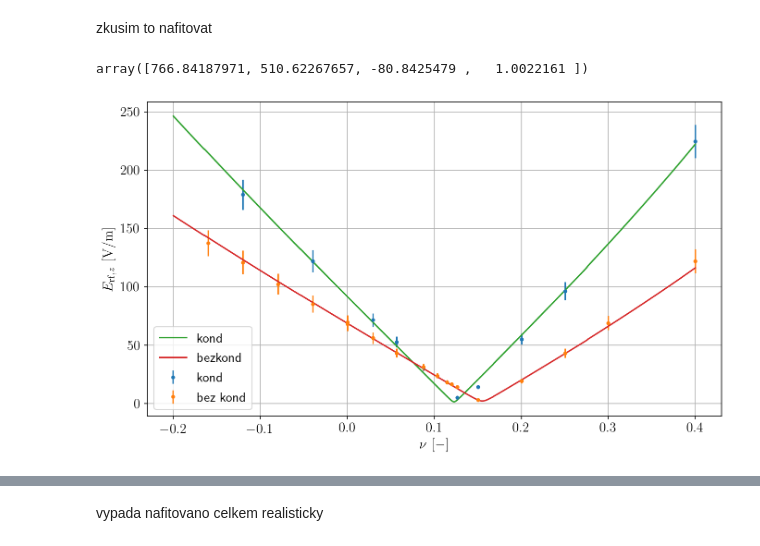
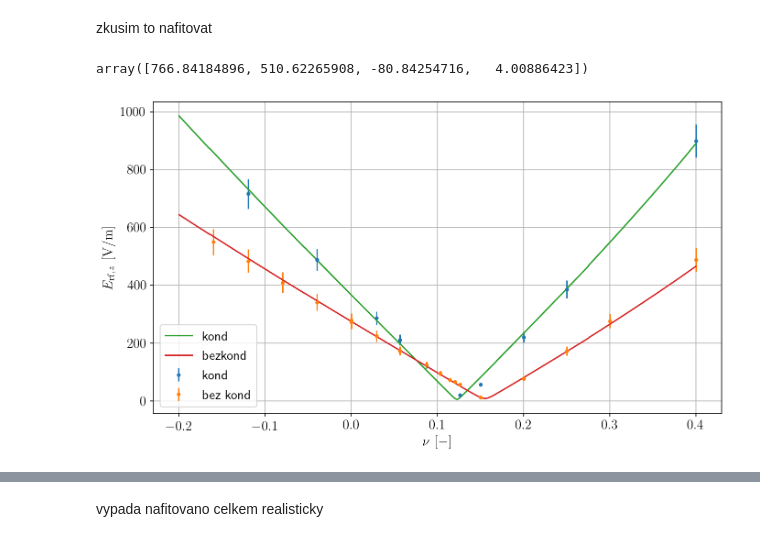
Before and after one commit to dvadlejch/Julia_vypocty_diplomka, a Jupyter notebook: micromotion_measurements/axial_EMM_model_vs_experiment.ipynb, the cells around one changed output, grey strips where cells are left out. Cells and saved outputs as stored; diff of their text form; code cells hidden in the pictures.

```diff
--- a/micromotion_measurements/axial_EMM_model_vs_experiment.ipynb
+++ b/micromotion_measurements/axial_EMM_model_vs_experiment.ipynb
@@ -604,8 +604,8 @@ importuju model
 ## nacteni dat ze souboru
 # pole generovano axialni elektrodou v + 2.25mm
 z_data = np.genfromtxt("axial_field_unitary_rad_ax_delim.txt")[:,1]
-E_field_ax_data = np.genfromtxt("axial_field_unitary_rad_ax_delim.txt")[:,2]/4
-E_field_rad_data_par = np.genfromtxt("axial_field_unitary_rad_ax_delim.txt")[:,3]/4
+E_field_ax_data = np.genfromtxt("axial_field_unitary_rad_ax_delim.txt")[:,2]
+E_field_rad_data_par = np.genfromtxt("axial_field_unitary_rad_ax_delim.txt")[:,3]
 E_field_rad_data_jedna = E_field_rad_data_par/2 # pole generovane jednou radialni elektrodou na ose z je polovicni oproti poli
 # E_field_rad_data_jedna = E_field_rad_data_par         # ve vypoctu se mi nekde objevil faktor 4
 
@@ -989,7 +991,7 @@ from scipy.optimize import least_squares
 x0 = np.array( [700, 500, -200, 1] )
 
 # bbounds = ([150,150,-200, 1, 0, 0],[1000,1000,200, 100, 2*np.pi, 2*np.pi] )
-bbounds = ([150,150,-200, 1],[1000,1000,200, 100] )
+bbounds = ([150,150,-200, 0.1],[1000,1000,200, 100] )
 
 # fit = least_squares(fit_resid_E_amp_cond_bezcond, x0, args=(nu_cond, nu_bezcond, E_rf_cond, E_rf) , ftol=1e-10, xtol=1e-10)
 fit = least_squares(fit_resid_E_amp_cond_bezcond, x0, args=(nu_cond, nu_bezcond, E_rf_cond, E_rf) , ftol=1e-10, xtol=1e-10,
@@ -997,7 +999,7 @@ fit = least_squares(fit_resid_E_amp_cond_bezcond, x0, args=(nu_cond, nu_bezcond,
 fit.x
 # fit
 # %% [output]
-array([766.84187971, 510.62267657, -80.8425479 ,   1.0022161 ])
+array([766.84184896, 510.62265908, -80.84254716,   4.00886423])
 # %%
 # napeti a faze na elektrodach pasti kond
 Vrf_1 = fit.x[0]
@@ -1013,6 +1015,7 @@ phi_cond = np.array( [0, phi_2, phi_56] )
 
 delta_z_ax = [fit.x[2]/2, fit.x[2]/2]
 exper_data_scale = fit.x[3]
+# exper_data_scale = 4
 
 nu_range = np.linspace(-0.2, 0.4, 2000)
 E_rf_amp_cond = E_rf_asym_amp_nu(Vrf_cond, phi_cond, delta_z_ax,nu_range,(E_field_rad_jedna , E_field_ax_5, E_field_ax_6) )
@@ -1024,33 +1027,33 @@ Vrf_3 = Vrf_1
 Vrf_5 = 42.5
 Vrf_6 = 50
 Vrf_bezcond = np.array( [Vrf_1, Vrf_3, Vrf_5, Vrf_6] )
 
 phi_2 = 0
 phi_56 = 0.1
 
 phi_bezcond = np.array( [0, phi_2, phi_56] )
 
 
 
 # nu_range = np.linspace(-0.2, 0.4, 2000)
 E_rf_amp_bezcond = E_rf_asym_amp_nu(Vrf_bezcond, phi_bezcond, delta_z_ax,nu_range,(E_field_rad_jedna , E_field_ax_5, E_field_ax_6) )
 
 
 my_dpi = 150
 siz = 100
 sizex = 16*siz
 sizey = 9*siz
 
 plt.figure(figsize=(sizex/my_dpi, sizey/my_dpi), dpi=my_dpi)
-plt.errorbar(nu_cond, exper_data_scale*E_rf_cond, yerr=E_rf_cond_sigma, fmt='.', label=r'kond')
-plt.errorbar(nu_bezcond, exper_data_scale*E_rf, yerr=E_rf_sigma,  fmt='.', label=r'bez kond')
+plt.errorbar(nu_cond, exper_data_scale*E_rf_cond, yerr=exper_data_scale*E_rf_cond_sigma, fmt='.', label=r'kond')
+plt.errorbar(nu_bezcond, exper_data_scale*E_rf, yerr=exper_data_scale*E_rf_sigma,  fmt='.', label=r'bez kond')
 plt.plot(nu_range, E_rf_amp_cond, label=r'kond')
 plt.plot(nu_range, E_rf_amp_bezcond, label=r'bezkond')
 
 plt.xlabel(r"$ \nu \, \, \rm [-]$")
 plt.ylabel(r"$ E_{\rm rf, \it z} \, \, \rm [V/m]$")
 
 plt.legend()
 plt.grid()
 # %% [output]
-[figure, old version]
+[figure, new version]
```
Also changed, not shown: parts of 8 cells of this notebook.
